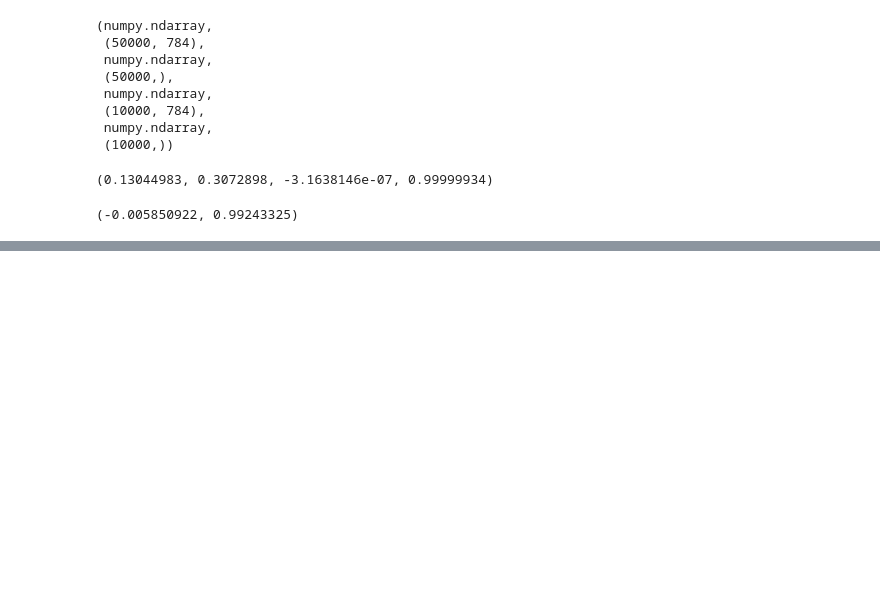
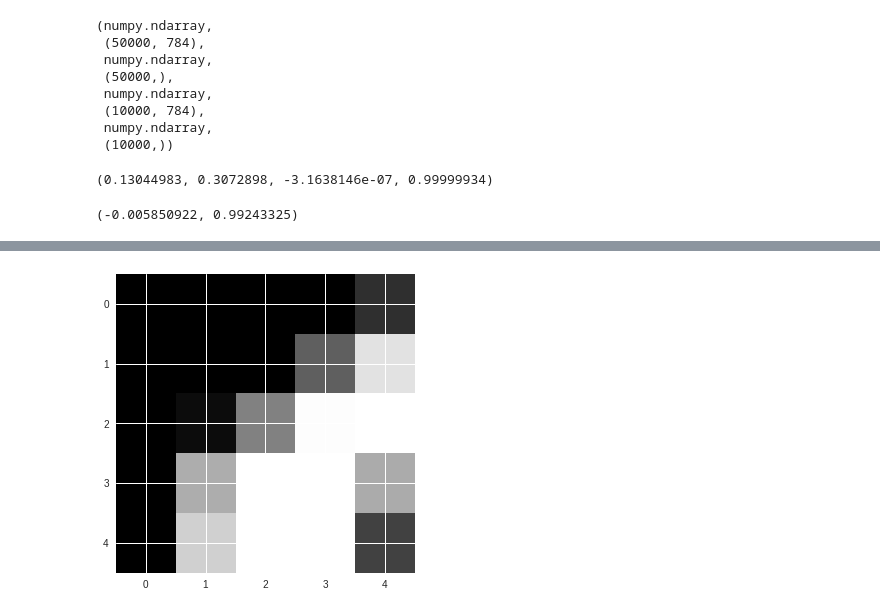
Before and after one commit to ssttv/ml-resources, a Jupyter notebook: fastai_nn.ipynb, the cells around one changed output, grey strips where cells are left out. Cells and saved outputs as stored; diff of their text form; code cells hidden in the pictures; blank space fills up the shorter version.

```diff
--- a/fastai_nn.ipynb
+++ b/fastai_nn.ipynb
@@ -110,0 +135,4 @@ def plots(ims, figsize=(12,6), rows=2, titles=None):
+# %%
+show(x_imgs[0,10:15,10:15])
+# %% [output]
+[figure, added]
```
Also changed, not shown: parts of 10 cells of this notebook.
